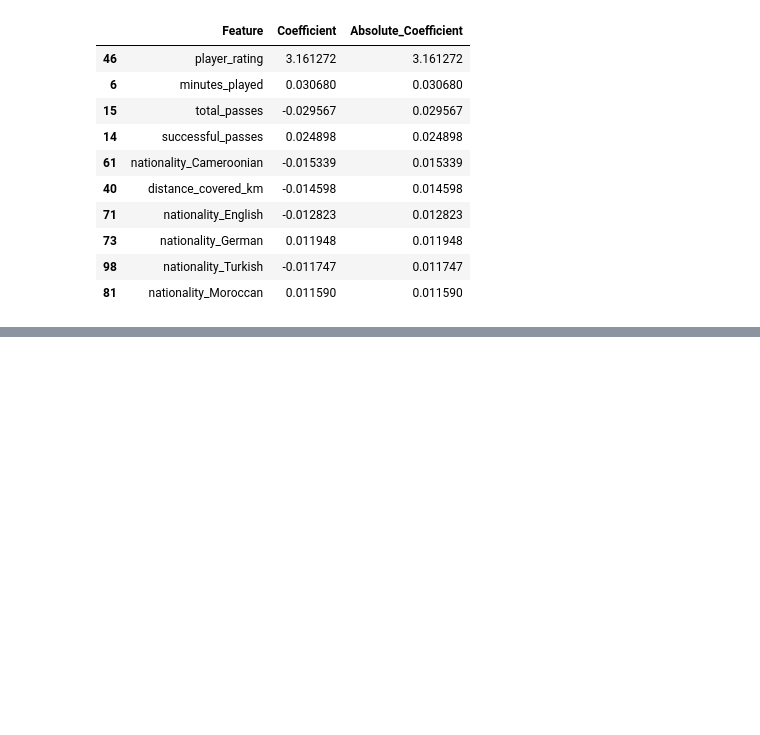
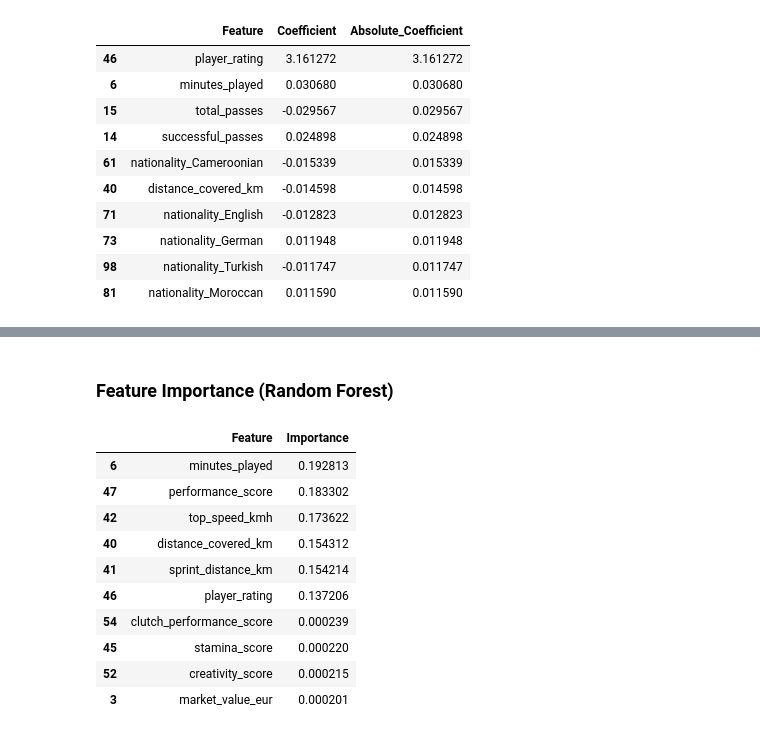
Before and after one commit to kxrrym03/FIFA-2026-Player-Performance, a Jupyter notebook: FIFA_2026_Player_Performance.ipynb, the cells around one changed output, grey strips where cells are left out. Cells and saved outputs as stored; diff of their text form; code cells hidden in the pictures; blank space fills up the shorter version.

```diff
--- a/FIFA_2026_Player_Performance.ipynb
+++ b/FIFA_2026_Player_Performance.ipynb
@@ -334,0 +371,23 @@ display(feature_importance.head(10))
+# %% [markdown]
+### Feature Importance (Random Forest)
+# %%
+feature_importance_rf = pd.DataFrame({
+    'Feature': X_train.columns,
+    'Importance': rf_model.feature_importances_
+})
+
+feature_importance_rf = feature_importance_rf.sort_values(by='Importance', ascending=False)
+
+display(feature_importance_rf.head(10))
+# %% [output]
+|  | Feature | Importance |
+| 6 | minutes_played | 0.192813 |
+| 47 | performance_score | 0.183302 |
+| 42 | top_speed_kmh | 0.173622 |
+| 40 | distance_covered_km | 0.154312 |
+| 41 | sprint_distance_km | 0.154214 |
+| 46 | player_rating | 0.137206 |
+| 54 | clutch_performance_score | 0.000239 |
+| 45 | stamina_score | 0.000220 |
+| 52 | creativity_score | 0.000215 |
+| 3 | market_value_eur | 0.000201 |
```
Also changed, not shown: parts of 8 cells of this notebook.
